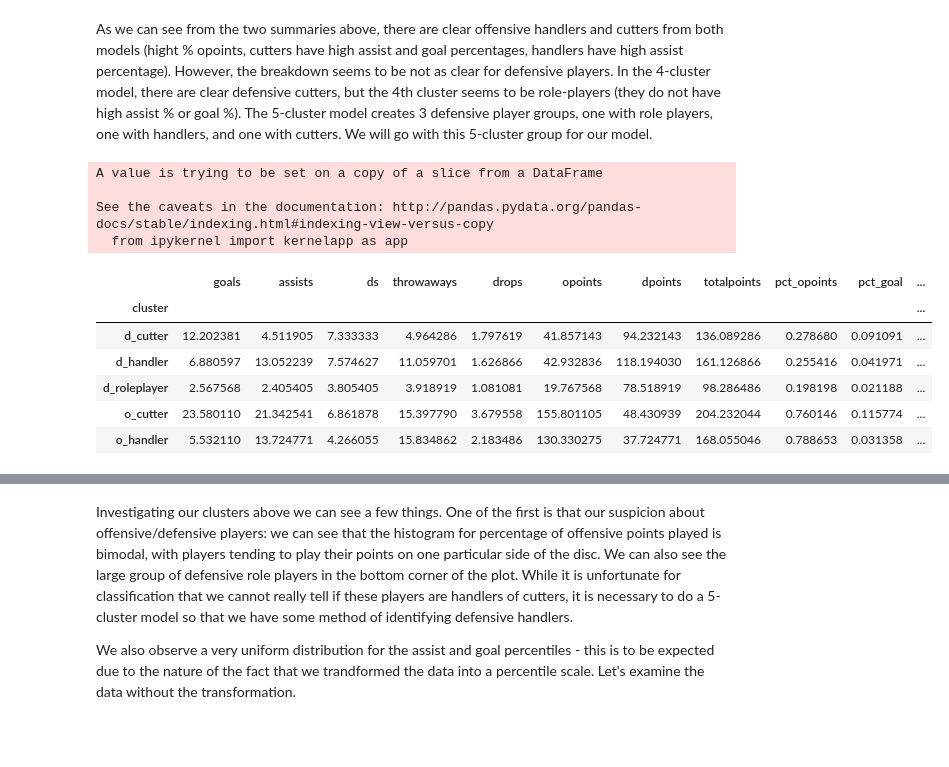
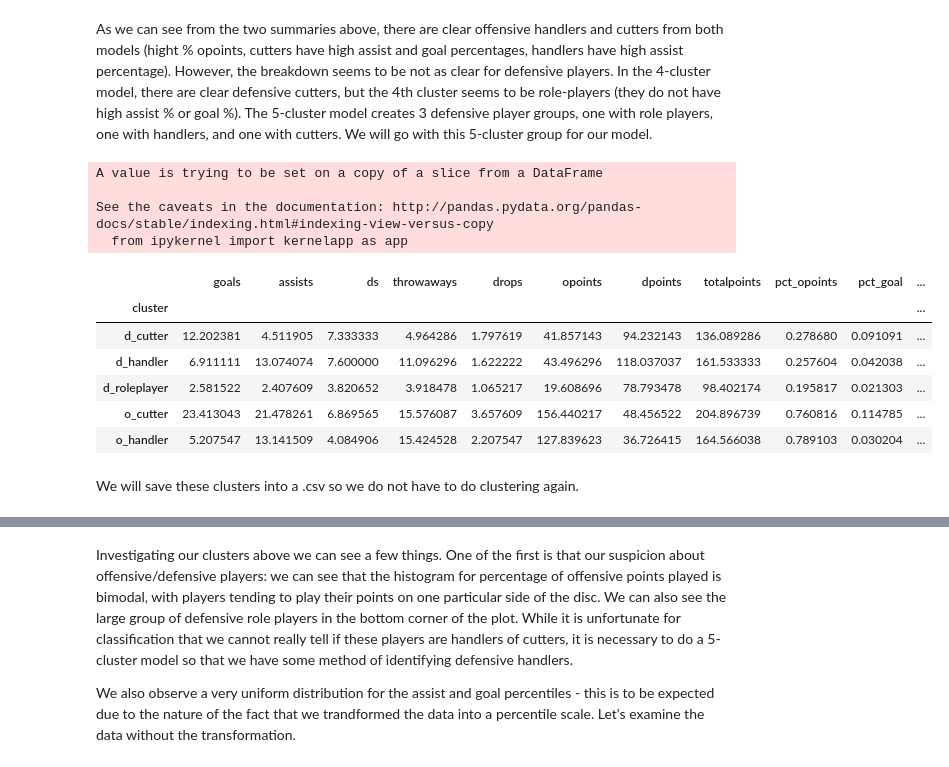
Before and after one commit to karinehsu/cs109-final-project, a Jupyter notebook: player-cluster.ipynb, the cells around one changed output, grey strips where cells are left out. Drawn from its saved outputs; the diff is of its cells as text; code cells hidden in the pictures; blank space fills up the shorter version.

```diff
--- a/player-cluster.ipynb
+++ b/player-cluster.ipynb
@@ -323,23 +323,25 @@ all_players.groupby("cluster").mean()
 As we can see from the two summaries above, there are clear offensive handlers and cutters from both models (hight % opoints, cutters have high assist and goal percentages, handlers have high assist percentage). However, the breakdown seems to be not as clear for defensive players. In the 4-cluster model, there are clear defensive cutters, but the 4th cluster seems to be role-players (they do not have high assist % or goal %). The 5-cluster model creates 3 defensive player groups, one with role players, one with handlers, and one with cutters. We will go with this 5-cluster group for our model.
 # %%
 # defining clusters in plaintext
-all_players.cluster[all_players.cluster == 4] = "d_handler"
-all_players.cluster[all_players.cluster == 3] = "d_roleplayer"
-all_players.cluster[all_players.cluster == 2] = "o_cutter"
+all_players.cluster[all_players.cluster == 3] = "d_handler"
+all_players.cluster[all_players.cluster == 2] = "d_roleplayer"
+all_players.cluster[all_players.cluster == 1] = "o_cutter"
 all_players.cluster[all_players.cluster == 0] = "d_cutter"
-all_players.cluster[all_players.cluster == 1] = "o_handler"
+all_players.cluster[all_players.cluster == 4] = "o_handler"
 
 # summary statistics now with labels
 all_players.groupby("cluster").mean()
 # %% [output]
 A value is trying to be set on a copy of a slice from a DataFrame
 
 See the caveats in the documentation: http://pandas.pydata.org/pandas-docs/stable/indexing.html#indexing-view-versus-copy
   from ipykernel import kernelapp as app
 |  | goals | assists | ds | throwaways | drops | opoints | dpoints | totalpoints | pct_opoints | pct_goal | ... |
 | cluster |  |  |  |  |  |  |  |  |  |  | ... |
 | d_cutter | 12.202381 | 4.511905 | 7.333333 | 4.964286 | 1.797619 | 41.857143 | 94.232143 | 136.089286 | 0.278680 | 0.091091 | ... |
-| d_handler | 6.880597 | 13.052239 | 7.574627 | 11.059701 | 1.626866 | 42.932836 | 118.194030 | 161.126866 | 0.255416 | 0.041971 | ... |
-| d_roleplayer | 2.567568 | 2.405405 | 3.805405 | 3.918919 | 1.081081 | 19.767568 | 78.518919 | 98.286486 | 0.198198 | 0.021188 | ... |
-| o_cutter | 23.580110 | 21.342541 | 6.861878 | 15.397790 | 3.679558 | 155.801105 | 48.430939 | 204.232044 | 0.760146 | 0.115774 | ... |
-| o_handler | 5.532110 | 13.724771 | 4.266055 | 15.834862 | 2.183486 | 130.330275 | 37.724771 | 168.055046 | 0.788653 | 0.031358 | ... |
+| d_handler | 6.911111 | 13.074074 | 7.600000 | 11.096296 | 1.622222 | 43.496296 | 118.037037 | 161.533333 | 0.257604 | 0.042038 | ... |
+| d_roleplayer | 2.581522 | 2.407609 | 3.820652 | 3.918478 | 1.065217 | 19.608696 | 78.793478 | 98.402174 | 0.195817 | 0.021303 | ... |
+| o_cutter | 23.413043 | 21.478261 | 6.869565 | 15.576087 | 3.657609 | 156.440217 | 48.456522 | 204.896739 | 0.760816 | 0.114785 | ... |
+| o_handler | 5.207547 | 13.141509 | 4.084906 | 15.424528 | 2.207547 | 127.839623 | 36.726415 | 164.566038 | 0.789103 | 0.030204 | ... |
+# %% [markdown]
+We will save these clusters into a .csv so we do not have to do clustering again.
```
Also changed, not shown: parts of 12 cells of this notebook, 1 other file.
